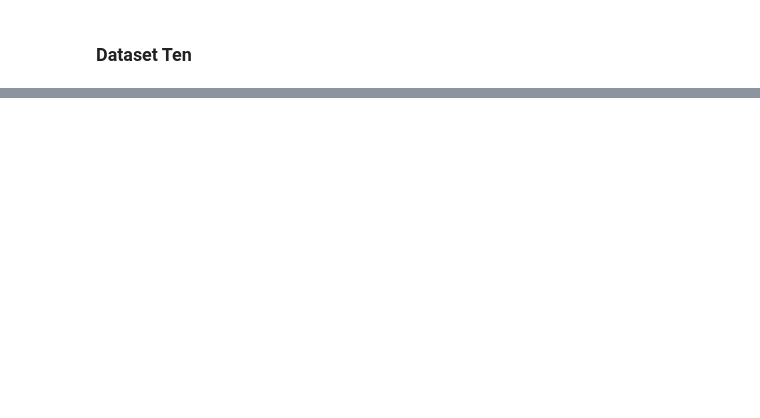
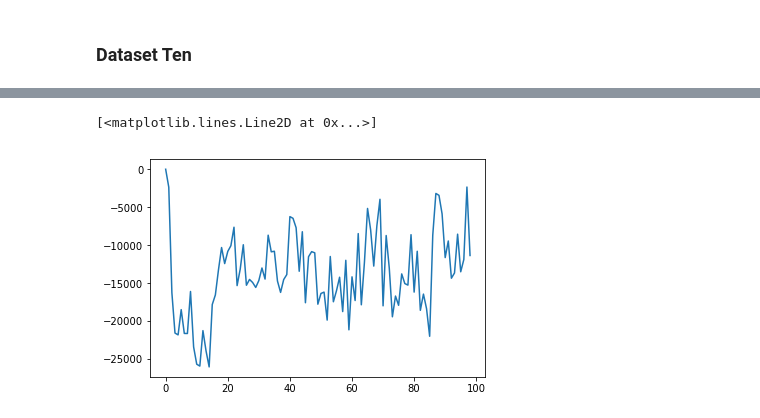
Before and after one commit to nanaimi/LSD_RL, a Jupyter notebook: notebooks/plots.ipynb, the cells around one changed output, grey strips where cells are left out. Saved outputs shown, nothing was run; the diff lists cells and outputs as text; code cells hidden in the pictures; blank space fills up the shorter version.

```diff
--- a/notebooks/plots.ipynb
+++ b/notebooks/plots.ipynb
@@ -582,0 +606,12 @@ plot.display()
+# %%
+x = lambda a: a.detach().numpy()
+values_after_reset = np.asarray([x(ten) for ten in doc['values_at_beginning']])
+# %%
+fig = plt.figure()
+ax = plt.axes()
+
+intervals = np.arange(values_after_reset.shape[0])
+ax.plot(intervals, values_after_reset)
+# %% [output]
+[<matplotlib.lines.Line2D at 0x...>]
+[figure, added]
```
Also changed, not shown: parts of 25 cells of this notebook, 4 other files.
